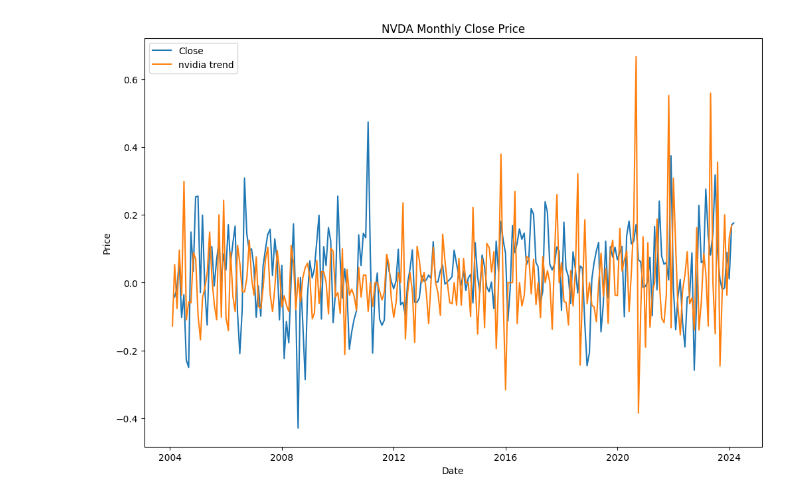
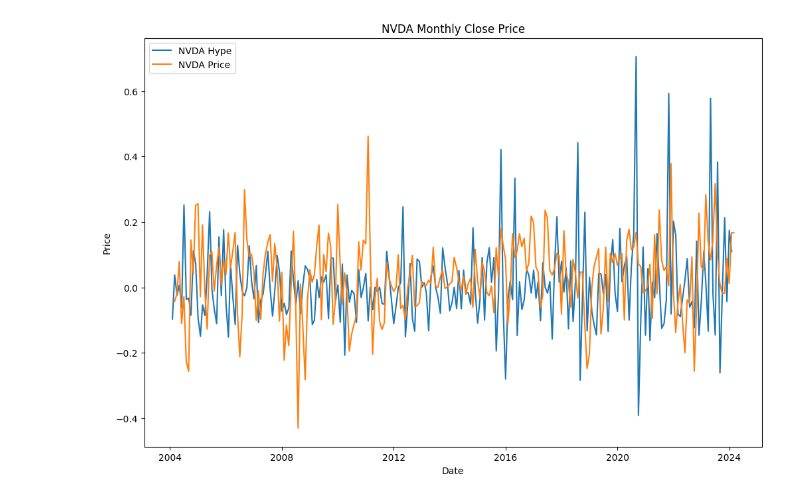
Before and after one commit to WMUStudent21/STAT3640Project, a Jupyter notebook: dataProcessing.ipynb, the cells around one changed output. Drawn from its saved outputs; the diff is of its cells as text; code cells hidden in the pictures.

Commit message:
Data processing script, data analysis script, and document

```diff
--- a/dataProcessing.ipynb
+++ b/dataProcessing.ipynb
@@ -26,10 +46,0 @@ for col in trend.columns:
-# %%
-# Get rate of change of trend monthly
-trend_rate = trend.pct_change()
-trend_rate
-
-# Get rate of change of stock monthly
-df_resampled_rate = pd.DataFrame(df_resampled['Close'].pct_change())
-df_resampled_rate
-
-# Need to get rid of outlier rate of change
@@ -51,14 +47,13 @@ df_resampled_rate
 # %%
 # Plot the data
 plt.figure(figsize=(12,8))
-plt.plot(df_resampled_rate, label='Close')
-plt.plot(trend_rate['nvidia: (United States)'], label='nvidia trend')
-# plt.plot(trend_rate['NASDAQ:NVDA: (United States)'], label='NVDA trend')
-# plt.plot(trend_rate['Nvidia: (United States)'], label='Nvidia trend')
+plt.plot(trend_rate['nvidia'], label='NVDA Hype')
+plt.plot(df_resampled_rate['NVDA Monthly'], label='NVDA Price')
+# plt.plot(to_R['Price + Hype'], label='NVDA Price + Hype')
 plt.title('NVDA Monthly Close Price')
 plt.xlabel('Date')
 plt.ylabel('Price')
 plt.legend(loc='upper left')
 plt.show()
 # %% [output]
-[figure, old version]
+[figure, new version]
```
Also changed, not shown: parts of 2 cells of this notebook, 2 other files.
